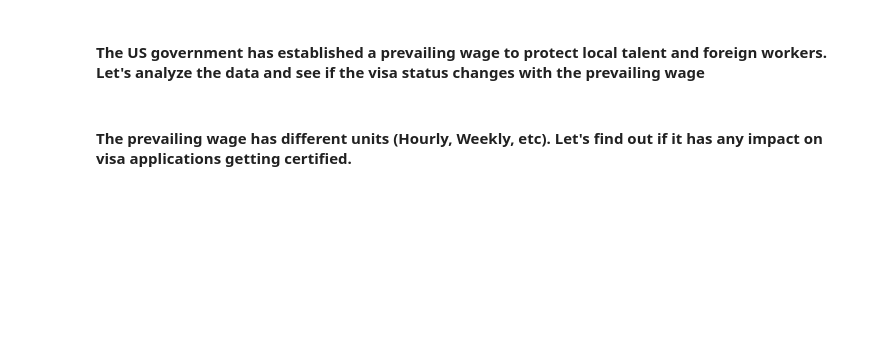
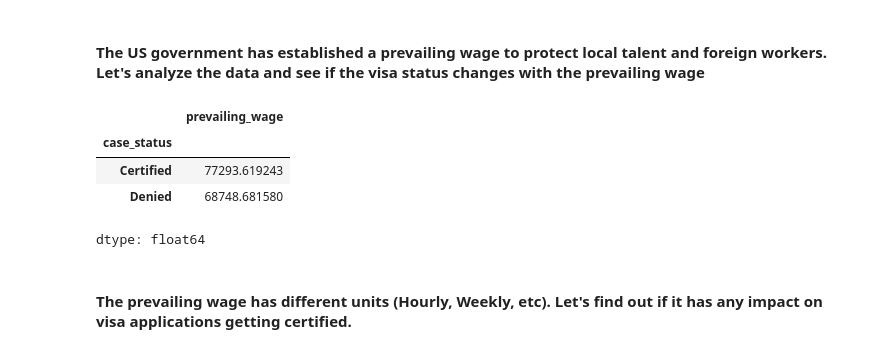
Before and after one commit to rahulmakwana32/30_Days_Machine_Learning, a Jupyter notebook: EasyVisa_fullcode.ipynb, the cells around one changed output. Cells and saved outputs as stored; diff of their text form; code cells hidden in the pictures; blank space fills up the shorter version.

```diff
--- a/EasyVisa_fullcode.ipynb
+++ b/EasyVisa_fullcode.ipynb
@@ -490,4 +501,12 @@ across all the regions of the US
 # %% [markdown]
 #### The US government has established a prevailing wage to protect local talent and foreign workers. Let's analyze the data and see if the visa status changes with the prevailing wage
+# %%
+df.groupby('case_status')['prevailing_wage'].mean()
+# %% [output]
+|  | prevailing_wage |
+| case_status |  |
+| Certified | 77293.619243 |
+| Denied | 68748.681580 |
+dtype: float64
 # %% [markdown]
 #### The prevailing wage has different units (Hourly, Weekly, etc). Let's find out if it has any impact on visa applications getting certified.
```
Also changed, not shown: parts of 6 cells of this notebook.
